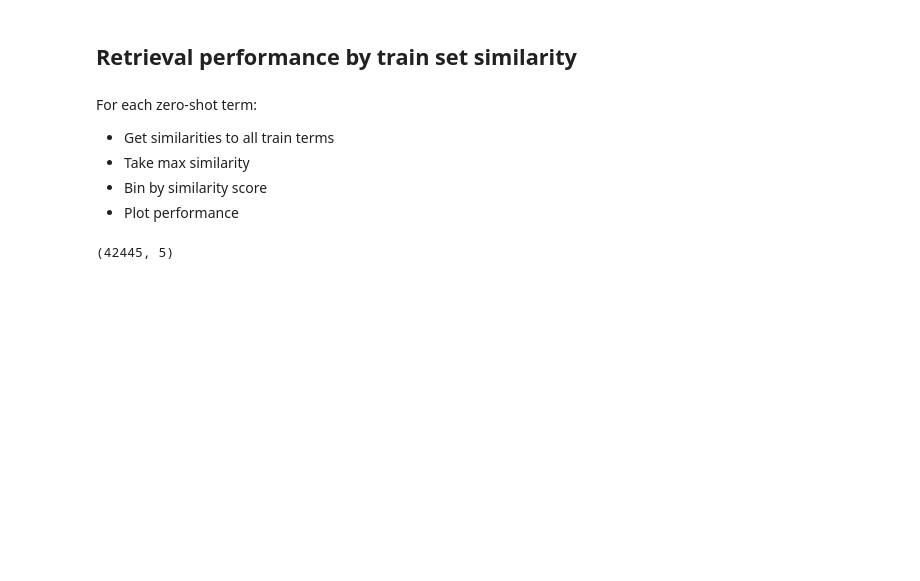
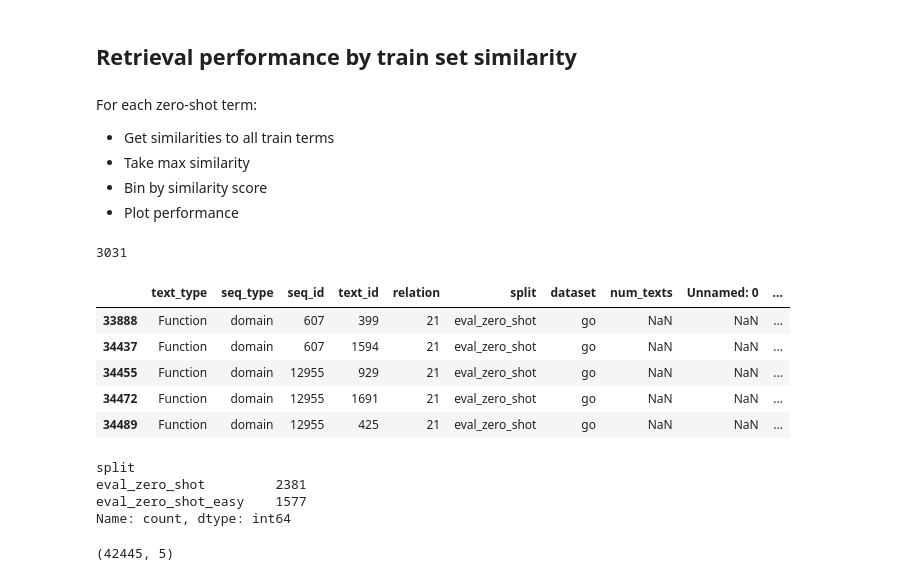
Before and after one commit to mims-harvard/ProCyon, a Jupyter notebook: experimental_analysis/phenotype_embeddings.ipynb, the cells around one changed output. Cells and saved outputs as stored; diff of their text form; code cells hidden in the pictures; blank space fills up the shorter version.

Commit message:
Changes for updating zero-shot splits

```diff
--- a/experimental_analysis/phenotype_embeddings.ipynb
+++ b/experimental_analysis/phenotype_embeddings.ipynb
@@ -142,6 +142,36 @@ def get_train_relations():
             .rename(columns={"text_id": "dataset_idx"})
         ))
     return pd.concat(all_rels).assign(unique_id=lambda x: x.dataset + "_" + x.dataset_idx.astype(str))
+# %%
+all_dfs = []
+for aaseq, dataset in test_datasets:
+    all_dfs.append((
+        load_rels(aaseq, dataset)
+        .loc[lambda x: x.split.str.contains("eval_zero_shot")]
+        .drop_duplicates("text_id")
+        .assign(dataset=dataset)
+    ))
+all_dfs = pd.concat(all_dfs)
+# %%
+len(all_dfs.text_id.drop_duplicates())
+# %% [output]
+3031
+# %%
+all_dfs.head()
+# %% [output]
+|  | text_type | seq_type | seq_id | text_id | relation | split | dataset | num_texts | Unnamed: 0 | ... |
+| 33888 | Function | domain | 607 | 399 | 21 | eval_zero_shot | go | NaN | NaN | ... |
+| 34437 | Function | domain | 607 | 1594 | 21 | eval_zero_shot | go | NaN | NaN | ... |
+| 34455 | Function | domain | 12955 | 929 | 21 | eval_zero_shot | go | NaN | NaN | ... |
+| 34472 | Function | domain | 12955 | 1691 | 21 | eval_zero_shot | go | NaN | NaN | ... |
+| 34489 | Function | domain | 12955 | 425 | 21 | eval_zero_shot | go | NaN | NaN | ... |
+# %%
+all_dfs.split.value_counts()
+# %% [output]
+split
+eval_zero_shot         2381
+eval_zero_shot_easy    1577
+Name: count, dtype: int64
 # %%
 all_train_rels = get_train_relations()
 print(all_train_rels.shape)
```
Also changed, not shown: parts of 5 cells of this notebook, 3 other files.
